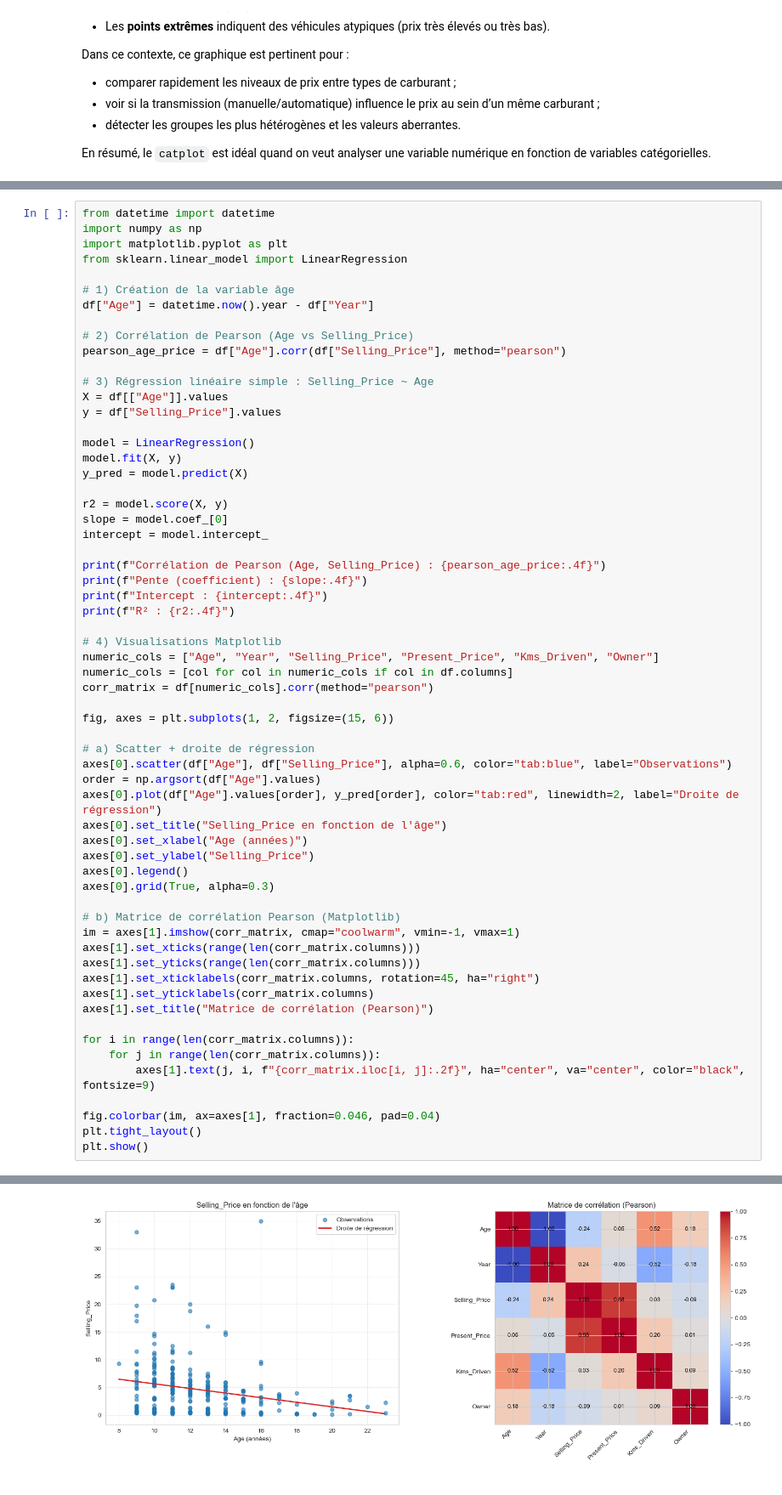
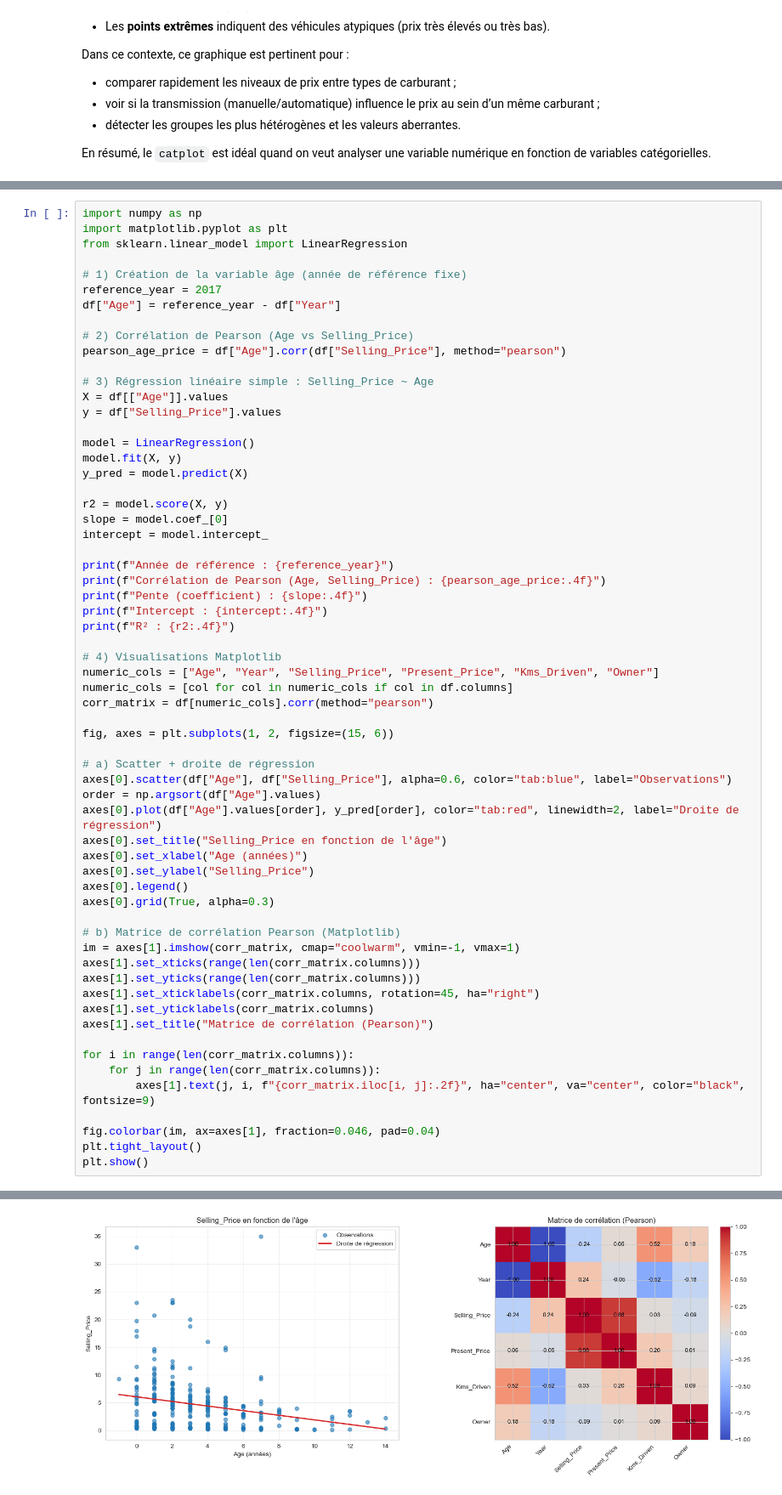
Before and after one commit to axel-achart/new-car, a Jupyter notebook: notebook.ipynb, the cells around one changed output, grey strips where cells are left out. Shown at 85% size. Saved outputs shown, nothing was run; the diff lists cells and outputs as text.

```diff
--- a/notebook.ipynb
+++ b/notebook.ipynb
@@ -139,13 +141,13 @@ Objectif : quantifier la relation entre l’**âge** de la voiture et son **prix
 
 Rappel (veille rapide) : la régression linéaire est pertinente si la relation est approximativement linéaire, avec résidus sans structure forte et variance relativement stable.
 # %%
-from datetime import datetime
 import numpy as np
 import matplotlib.pyplot as plt
 from sklearn.linear_model import LinearRegression
 
-# 1) Création de la variable âge
-df["Age"] = datetime.now().year - df["Year"]
+# 1) Création de la variable âge (année de référence fixe)
+reference_year = 2017
+df["Age"] = reference_year - df["Year"]
 
 # 2) Corrélation de Pearson (Age vs Selling_Price)
 pearson_age_price = df["Age"].corr(df["Selling_Price"], method="pearson")
@@ -162,6 +164,7 @@ r2 = model.score(X, y)
 slope = model.coef_[0]
 intercept = model.intercept_
 
+print(f"Année de référence : {reference_year}")
 print(f"Corrélation de Pearson (Age, Selling_Price) : {pearson_age_price:.4f}")
 print(f"Pente (coefficient) : {slope:.4f}")
 print(f"Intercept : {intercept:.4f}")
@@ -206,2 +210,2 @@ Intercept : 9.7968
 R² : 0.0558
-[figure, old version]
+[figure, new version]
```
Also changed, not shown: parts of 18 cells of this notebook.
